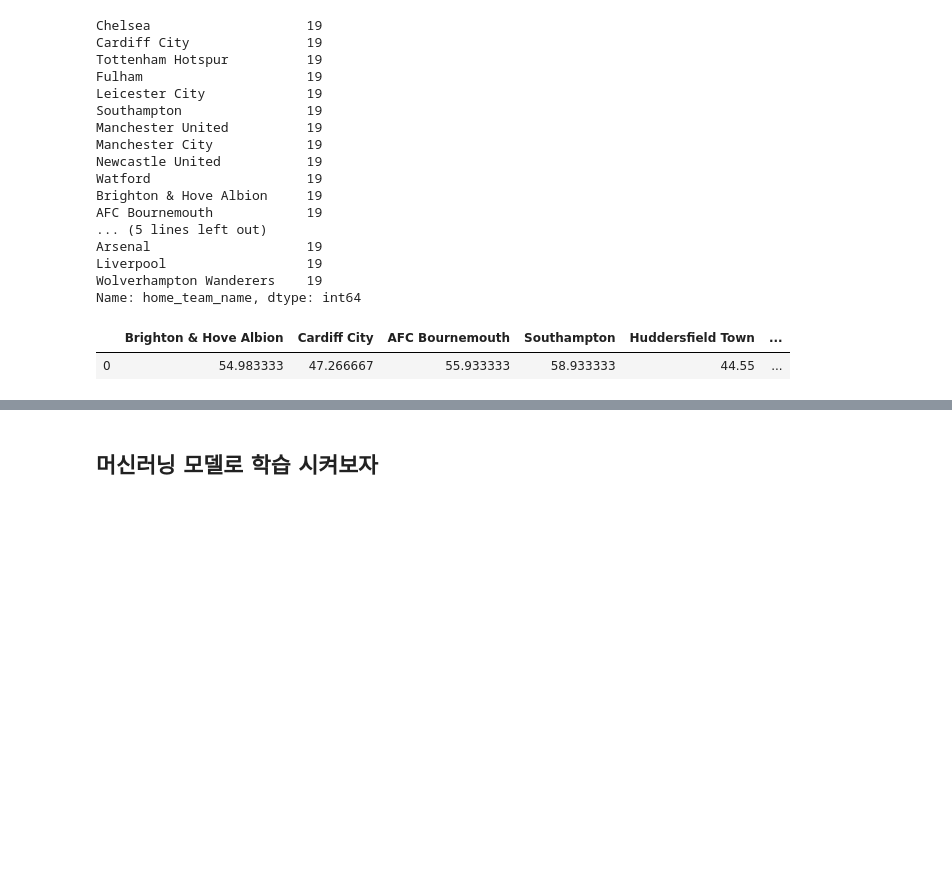
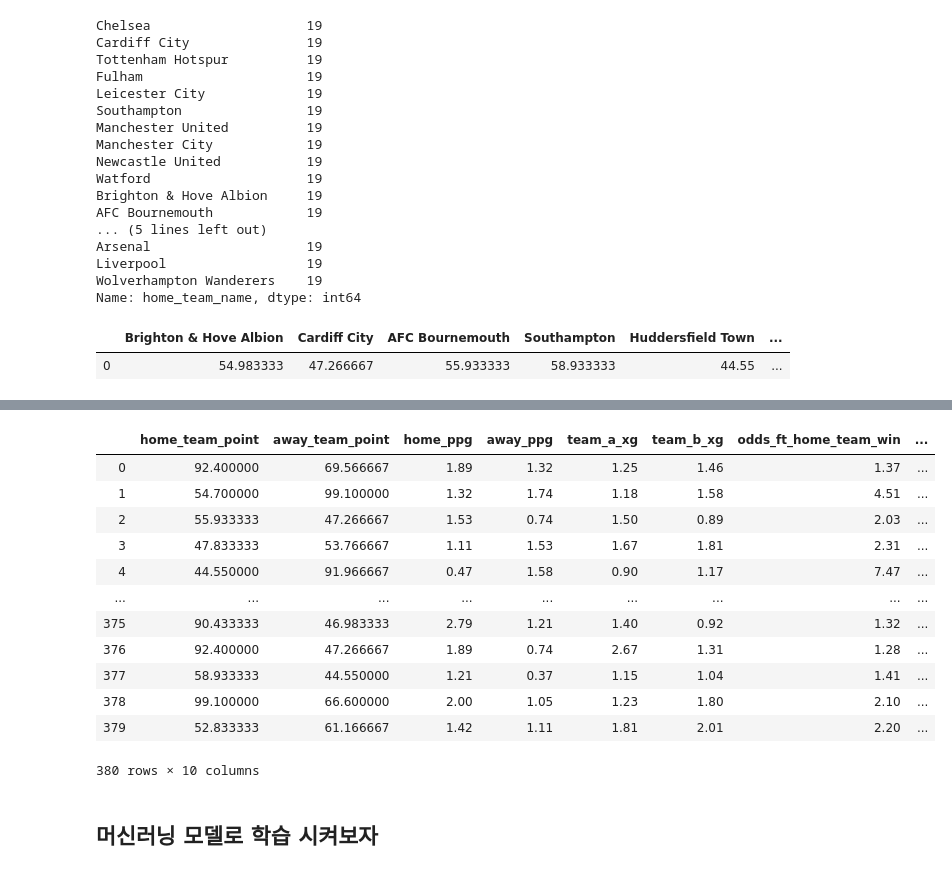
Before and after one commit to kangmincho1/Side-Projects, a Jupyter notebook: classification.ipynb, the cells around one changed output, grey strips where cells are left out. Cells and saved outputs as stored; diff of their text form; code cells hidden in the pictures; blank space fills up the shorter version.

```diff
--- a/classification.ipynb
+++ b/classification.ipynb
@@ -255,2 +255,21 @@ df
+# %%
+ # 이를 해주는 이유는 dataframe에 새로 추가해준 저 숫자가 string형으로 들어가있을 수 있어 숫자형으로 확실하게 바꿔주기 위함이다.
+df['home_team_point'] = pd.to_numeric(df['home_team_point'])
+df['away_team_point'] = pd.to_numeric(df['away_team_point'])
+df
+# %% [output]
+|  | home_team_point | away_team_point | home_ppg | away_ppg | team_a_xg | team_b_xg | odds_ft_home_team_win | ... |
+| 0 | 92.400000 | 69.566667 | 1.89 | 1.32 | 1.25 | 1.46 | 1.37 | ... |
+| 1 | 54.700000 | 99.100000 | 1.32 | 1.74 | 1.18 | 1.58 | 4.51 | ... |
+| 2 | 55.933333 | 47.266667 | 1.53 | 0.74 | 1.50 | 0.89 | 2.03 | ... |
+| 3 | 47.833333 | 53.766667 | 1.11 | 1.53 | 1.67 | 1.81 | 2.31 | ... |
+| 4 | 44.550000 | 91.966667 | 0.47 | 1.58 | 0.90 | 1.17 | 7.47 | ... |
+| ... | ... | ... | ... | ... | ... | ... | ... | ... |
+| 375 | 90.433333 | 46.983333 | 2.79 | 1.21 | 1.40 | 0.92 | 1.32 | ... |
+| 376 | 92.400000 | 47.266667 | 1.89 | 0.74 | 2.67 | 1.31 | 1.28 | ... |
+| 377 | 58.933333 | 44.550000 | 1.21 | 0.37 | 1.15 | 1.04 | 1.41 | ... |
+| 378 | 99.100000 | 66.600000 | 2.00 | 1.05 | 1.23 | 1.80 | 2.10 | ... |
+| 379 | 52.833333 | 61.166667 | 1.42 | 1.11 | 1.81 | 2.01 | 2.20 | ... |
+380 rows × 10 columns
 # %% [markdown]
 ## 머신러닝 모델로 학습 시켜보자
```
Also changed, not shown: parts of 14 cells of this notebook.
